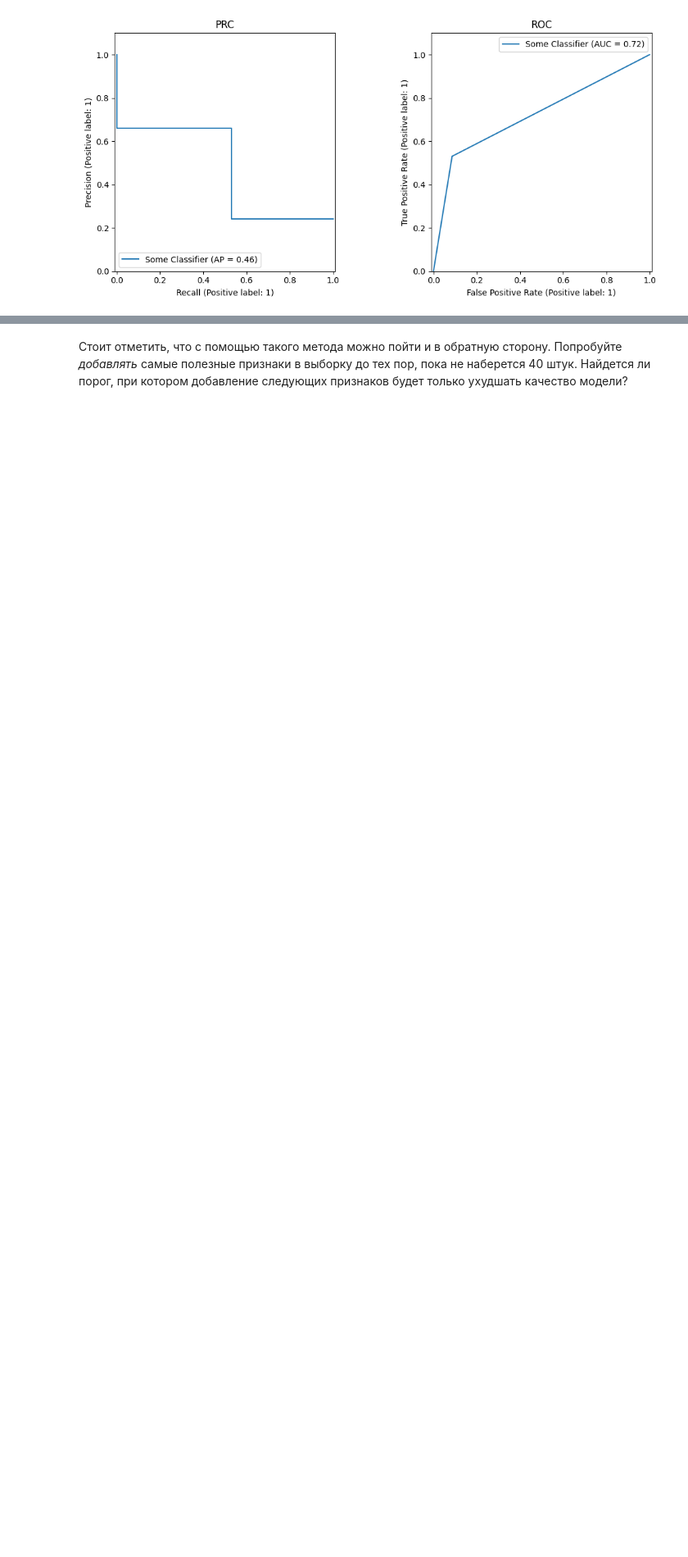
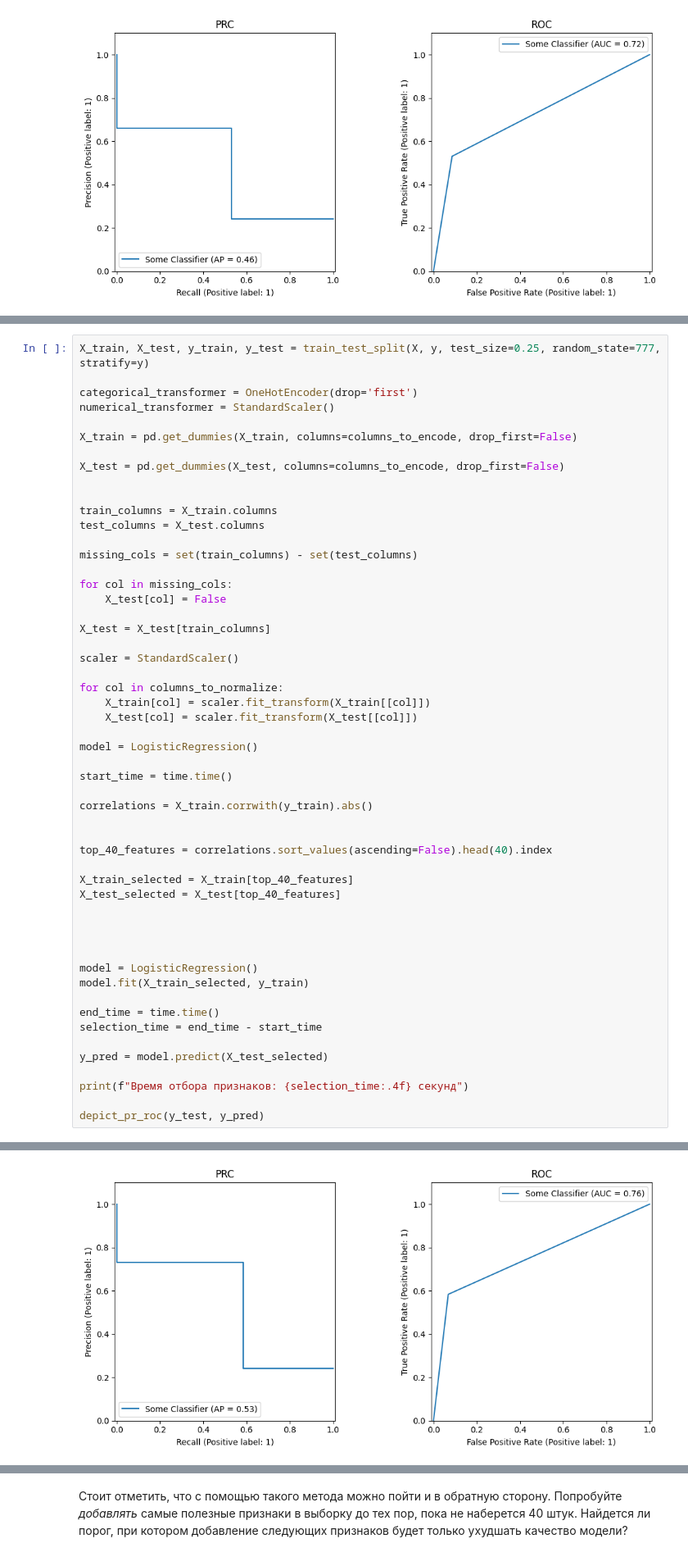
Before and after one commit to AndreiPolischuk/ML_HOMEWORKS, a Jupyter notebook: HW4/homework_practice_04_linclass-PolischukAndrei.ipynb, the cells around one changed output, grey strips where cells are left out. Shown at 82% size. Cells and saved outputs as stored; diff of their text form; blank space fills up the shorter version.

```diff
--- a/HW4/homework_practice_04_linclass-PolischukAndrei.ipynb
+++ b/HW4/homework_practice_04_linclass-PolischukAndrei.ipynb
@@ -1413,0 +1412,54 @@ AUC-ROC: 0.7222
+# %%
+X_train, X_test, y_train, y_test = train_test_split(X, y, test_size=0.25, random_state=777, stratify=y)
+
+categorical_transformer = OneHotEncoder(drop='first')
+numerical_transformer = StandardScaler()
+
+X_train = pd.get_dummies(X_train, columns=columns_to_encode, drop_first=False)
+
+X_test = pd.get_dummies(X_test, columns=columns_to_encode, drop_first=False)
+
+
+train_columns = X_train.columns
+test_columns = X_test.columns
+
+missing_cols = set(train_columns) - set(test_columns)
+
+for col in missing_cols:
+    X_test[col] = False
+
+X_test = X_test[train_columns]
+
+scaler = StandardScaler()
+
+for col in columns_to_normalize:
+    X_train[col] = scaler.fit_transform(X_train[[col]])
+    X_test[col] = scaler.fit_transform(X_test[[col]])
+
+model = LogisticRegression()
+
+start_time = time.time()
+
+correlations = X_train.corrwith(y_train).abs()
+
+
+top_40_features = correlations.sort_values(ascending=False).head(40).index
+
+X_train_selected = X_train[top_40_features]
+X_test_selected = X_test[top_40_features]
+
+
+
+
+model = LogisticRegression()
+model.fit(X_train_selected, y_train)
+
+end_time = time.time()
+selection_time = end_time - start_time
+
+y_pred = model.predict(X_test_selected)
+
+print(f"Время отбора признаков: {selection_time:.4f} секунд")
+
+depict_pr_roc(y_test, y_pred)
+# %% [output]
@@ -1414,3 +1470,4 @@ AUC-ROC: 0.7222
+[figure, added]
 # %% [markdown]
 В качестве еще одной функция можно считать t-статистику:
 
```
Also changed, not shown: parts of 20 cells of this notebook, 4 other files.
